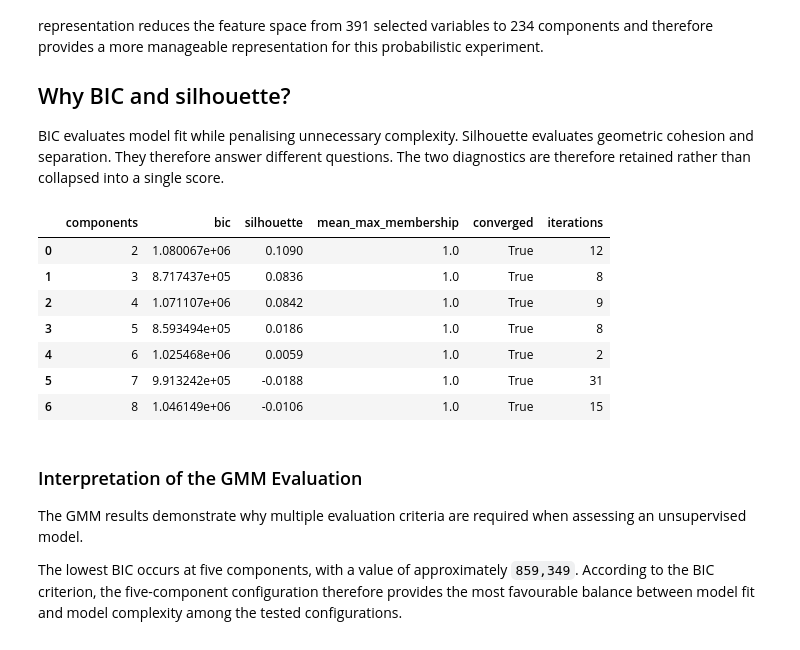
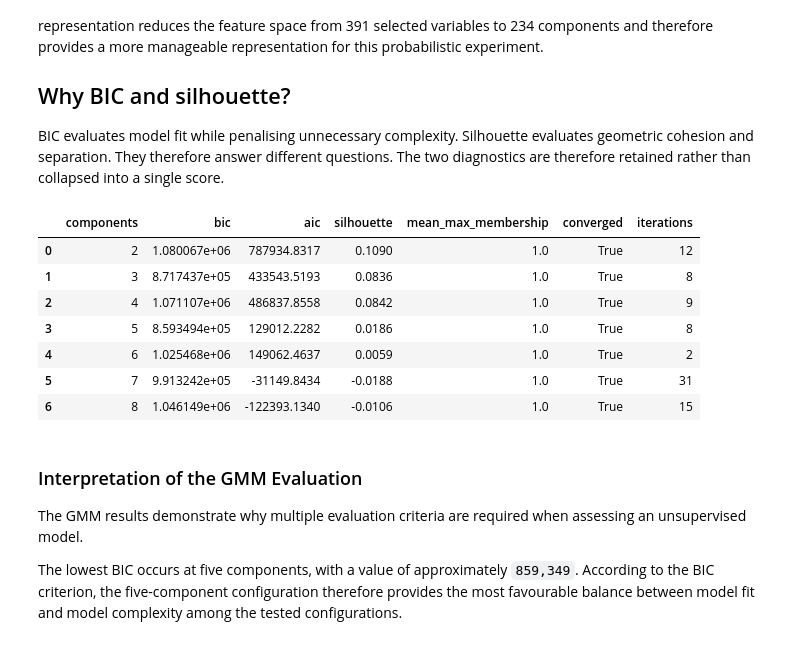
Before and after one commit to CyrilCele/mental-health-in-tech-ml, a Jupyter notebook: notebooks/04_clustering_models.ipynb, the cells around one changed output. Saved outputs shown, nothing was run; the diff lists cells and outputs as text; code cells hidden in the pictures.

Commit message:
notebook 04: update the models

```diff
--- a/notebooks/04_clustering_models.ipynb
+++ b/notebooks/04_clustering_models.ipynb
@@ -311,6 +287,10 @@ for k in K_RANGE:
             "k": k,
             "inertia": evaluation["inertia"],
             "silhouette": evaluation["silhouette"],
+            "calinski_harabasz": calinski_harabasz_index(
+                X_selected_scaled,
+                labels,
+            ),
         }
     )
 
@@ -531,6 +571,10 @@ for k in K_RANGE:
             "k": k,
             "inertia": evaluation["inertia"],
             "silhouette": evaluation["silhouette"],
+            "calinski_harabasz": calinski_harabasz_index(
+                X_pca,
+                labels,
+            ),
         }
     )
 
@@ -754,41 +821,43 @@ for components in GMM_COMPONENT_RANGE:
     labels = model.predict(X_pca)
     probabilities = model.predict_proba(X_pca)
 
     evaluation = evaluate_clustering(
         X_pca,
         labels,
         bic=model.bic(X_pca),
+        aic=model.aic(X_pca),
     )
 
     gmm_models[components] = model
 
     gmm_results.append(
         {
             "components": components,
             "bic": evaluation["bic"],
+            "aic": model.aic(X_pca),
             "silhouette": evaluation["silhouette"],
             "mean_max_membership": probabilities.max(
                 axis=1
             ).mean(),
             "converged": model.converged_,
             "iterations": model.n_iter_,
         }
     )
 
 gmm_results = pd.DataFrame(gmm_results)
 
 display(
     gmm_results.round(4)
 )
 # %% [output]
-|  | components | bic | silhouette | mean_max_membership | converged | iterations |
-| 0 | 2 | 1.080067e+06 | 0.1090 | 1.0 | True | 12 |
-| 1 | 3 | 8.717437e+05 | 0.0836 | 1.0 | True | 8 |
-| 2 | 4 | 1.071107e+06 | 0.0842 | 1.0 | True | 9 |
-| 3 | 5 | 8.593494e+05 | 0.0186 | 1.0 | True | 8 |
-| 4 | 6 | 1.025468e+06 | 0.0059 | 1.0 | True | 2 |
-| 5 | 7 | 9.913242e+05 | -0.0188 | 1.0 | True | 31 |
-| 6 | 8 | 1.046149e+06 | -0.0106 | 1.0 | True | 15 |
+|  | components | bic | aic | silhouette | mean_max_membership | converged | iterations |
+| 0 | 2 | 1.080067e+06 | 787934.8317 | 0.1090 | 1.0 | True | 12 |
+| 1 | 3 | 8.717437e+05 | 433543.5193 | 0.0836 | 1.0 | True | 8 |
+| 2 | 4 | 1.071107e+06 | 486837.8558 | 0.0842 | 1.0 | True | 9 |
+| 3 | 5 | 8.593494e+05 | 129012.2282 | 0.0186 | 1.0 | True | 8 |
+| 4 | 6 | 1.025468e+06 | 149062.4637 | 0.0059 | 1.0 | True | 2 |
+| 5 | 7 | 9.913242e+05 | -31149.8434 | -0.0188 | 1.0 | True | 31 |
+| 6 | 8 | 1.046149e+06 | -122393.1340 | -0.0106 | 1.0 | True | 15 |
 # %% [markdown]
 ### Interpretation of the GMM Evaluation
 
```
Also changed, not shown: parts of 30 cells of this notebook, 6 other files.
